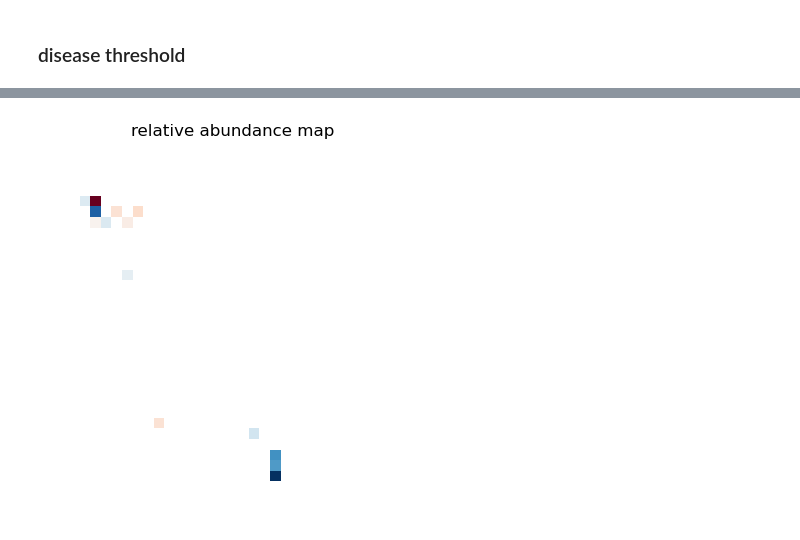
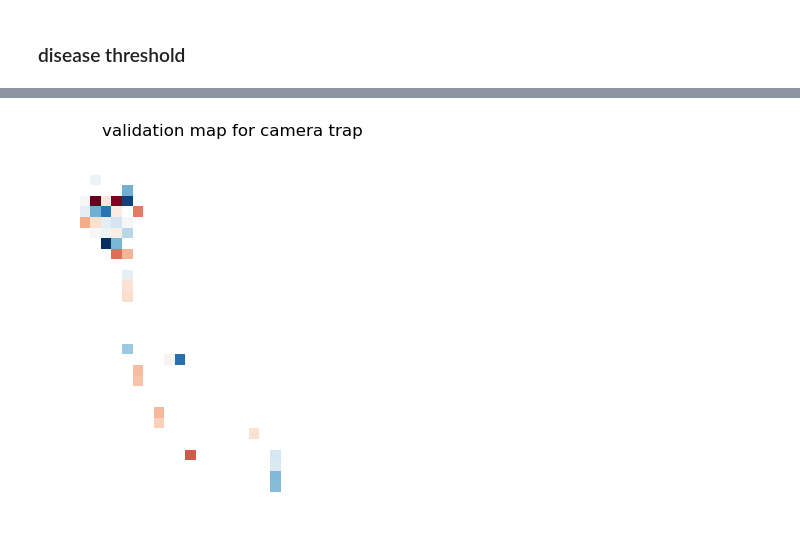
Before and after one commit to je-suis-tm/Devil-Project, a Jupyter notebook: Chapter1/Tasmania/aggr camera data by event.ipynb, the cells around one changed output, grey strips where cells are left out. Saved outputs shown, nothing was run; the diff lists cells and outputs as text; code cells hidden in the pictures.

```diff
--- a/Chapter1/Tasmania/aggr camera data by event.ipynb
+++ b/Chapter1/Tasmania/aggr camera data by event.ipynb
@@ -823,19 +951,28 @@ plt.show()
 # %%
-post_dftd=correction[correction['dftd']==0]
+#aggregated via median
+pre_dftd=correction[correction['dftd']==0]
+suitability=pre_dftd[['id','rel_abun','disease length']].groupby('id').median()
+suitability.reset_index(inplace=True)
+
+#remove areas outside of grid cell range
+for i in range(len(suitability)):
+    if int(suitability['id'][i][0])>=gridlen or \
+    int(suitability['id'][i][-1])>=gridlen or \
+    int(suitability['id'][i][0])<0 or int(suitability['id'][i][-1])<0:
+        suitability.drop(i,inplace=True)
 
 #generate raster
 hs=np.zeros((gridlen,gridlen))
-for i in post_dftd.index:
-    hs[post_dftd.at[i,'id']]=post_dftd.at[i,'rel_abun']
+for i in range(len(suitability)):
+    hs[suitability.at[i,'id']]=suitability.at[i,'rel_abun']
 hs=np.flip(hs,axis=0)
 
 hs[hs==0]=np.nan
-
-#viz
-plt.imshow(hs,cmap='RdBu_r',vmin=hs[~np.isnan(hs)].min(),
-           vmax=hs[~np.isnan(hs)].max())
-plt.title('relative abundance map')
-plt.axis('off')
-plt.show()
-# %% [output]
-[figure, removed]
+# %%
+plt.imshow(hs,cmap='RdBu_r',vmin=hs[~np.isnan(hs)].min(),
+           vmax=hs[~np.isnan(hs)].max())
+plt.title('validation map for camera trap')
+plt.axis('off')
+plt.show()
+# %% [output]
+[figure, added]
```
Also changed, not shown: parts of 48 cells of this notebook, 8 other files.
